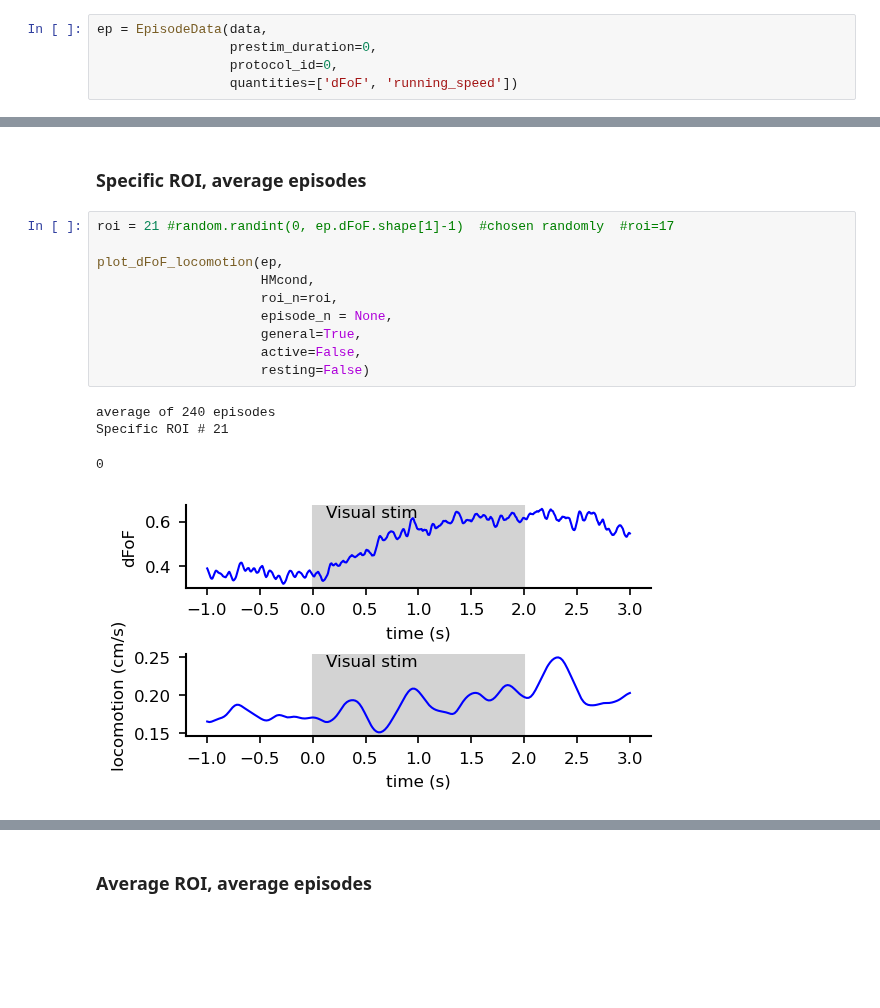
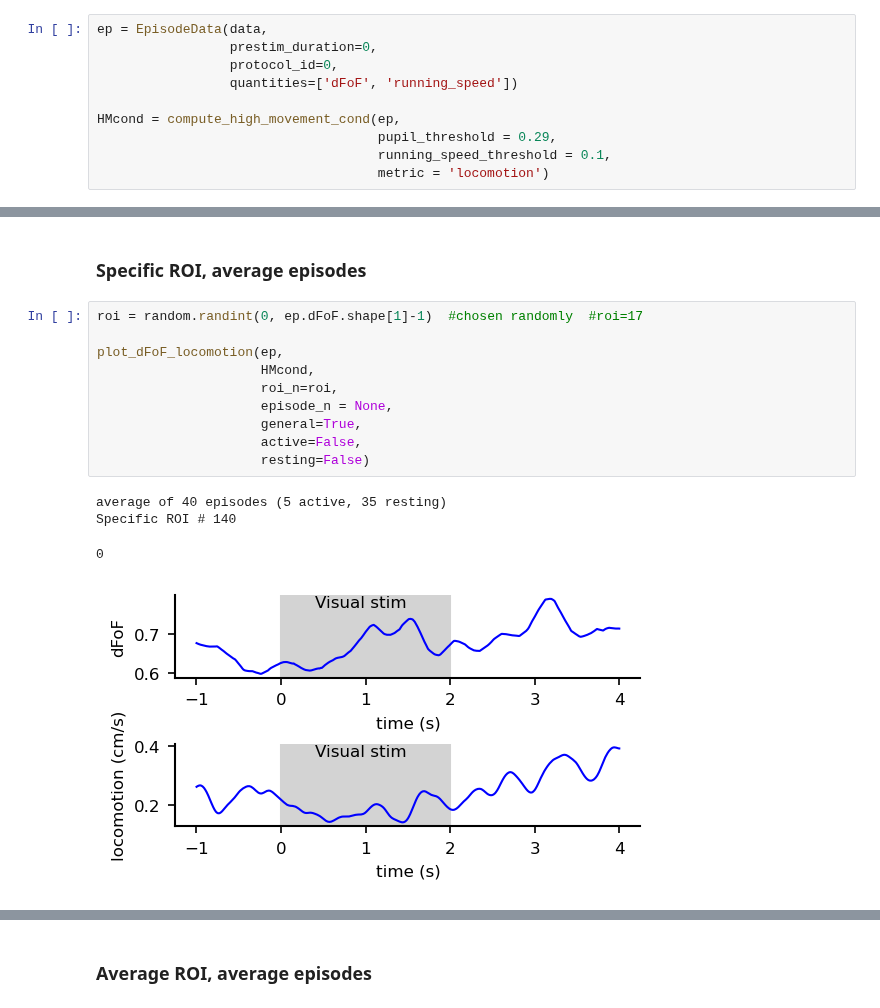
Before and after one commit to LauraGonzalez2000/physion, a Jupyter notebook: notebooks/personalized/Behavioral_modulation_of_visually_evoked_activity.ipynb, the cells around one changed output, grey strips where cells are left out. Drawn from its saved outputs; the diff is of its cells as text; blank space fills up the shorter version.

```diff
--- a/notebooks/personalized/Behavioral_modulation_of_visually_evoked_activity.ipynb
+++ b/notebooks/personalized/Behavioral_modulation_of_visually_evoked_activity.ipynb
@@ -566,6 +650,11 @@ ep = EpisodeData(data,
                  prestim_duration=0,
                  protocol_id=0,
                  quantities=['dFoF', 'running_speed'])
+
+HMcond = compute_high_movement_cond(ep,
+                                    pupil_threshold = 0.29,
+                                    running_speed_threshold = 0.1,
+                                    metric = 'locomotion')
 # %% [output]
   Number of episodes over the whole recording: 40/251 (with protocol condition)
   building episodes with 2 modalities [...]
@@ -670,20 +680,20 @@ Specific ROI # 23
 # %% [markdown]
 ### Specific ROI, average episodes
 # %%
-roi = 21 #random.randint(0, ep.dFoF.shape[1]-1)  #chosen randomly  #roi=17
+roi = random.randint(0, ep.dFoF.shape[1]-1)  #chosen randomly  #roi=17
 
 plot_dFoF_locomotion(ep,
                      HMcond,
                      roi_n=roi,
                      episode_n = None,
                      general=True,
                      active=False,
                      resting=False)
 # %% [output]
-average of 240 episodes
-Specific ROI # 21
+average of 40 episodes (5 active, 35 resting)
+Specific ROI # 140
 0
-[figure, old version]
+[figure, new version]
 # %%
 plot_dFoF_locomotion(ep,
                      HMcond,
```
Also changed, not shown: parts of 68 cells of this notebook, 3 other files.
